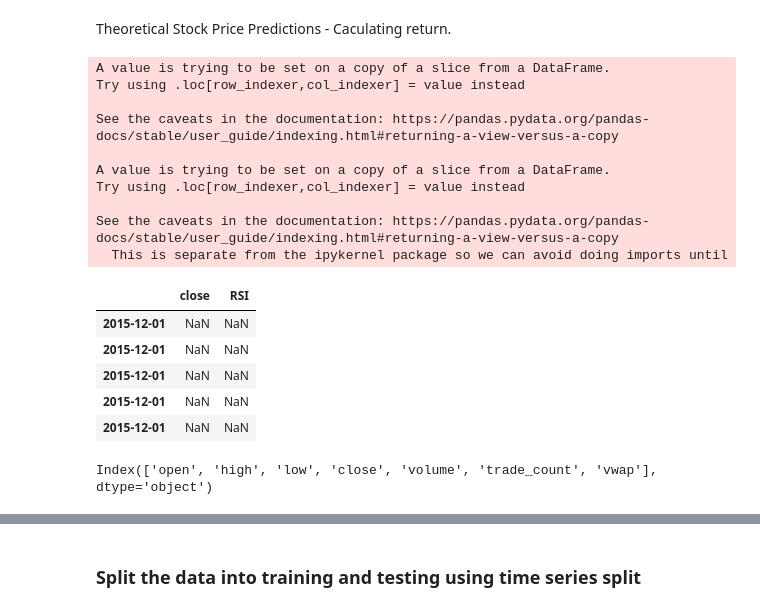
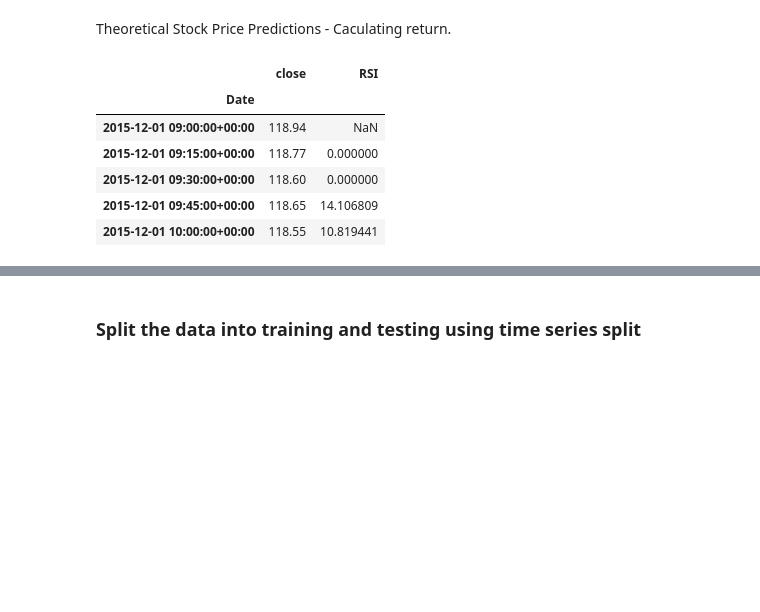
Before and after one commit to RoshanPaudyal/Project-2, a Jupyter notebook: aapl_df.ipynb, the cells around one changed output, grey strips where cells are left out. Saved outputs shown, nothing was run; the diff lists cells and outputs as text; code cells hidden in the pictures; blank space fills up the shorter version.

```diff
--- a/aapl_df.ipynb
+++ b/aapl_df.ipynb
@@ -134,10 +134,10 @@ sns.heatmap(
 # Trading Rules - buy, hold, and sell signals based on the RSI indicator
 for i, row in indicators_df.iterrows():
     # Buy Signal
-    if indicators_df.loc[i, 'RSI'] < 30:
+    if row['RSI'] < 30:
         indicators_df.loc[i, 'Buy Signal'] = 1
     # Sell Signal
-    elif indicators_df.loc[i, 'RSI'] > 70:
+    elif row['RSI'] > 70:
         indicators_df.loc[i, 'Buy Signal'] = -1
     else:
         # Hold
@@ -178,35 +178,23 @@ Theoretical Stock Price Predictions - Caculating return.
 # %%
 
 # Create a new DataFrame with only the 'Close' and RSI column
+appl_df = pd.DataFrame()
 appl_df['close'] = df_ticker['close']
 appl_df['RSI'] = indicators_df['RSI']
 
 # Extract the date portion of the index in df_ticker and set it as the index for appl_df to dateformat
-appl_df.index = pd.DatetimeIndex(df_ticker.index.date)
+#appl_df.index = pd.DatetimeIndex(df_ticker.index.date)
 
 # Review the DataFrame
 appl_df.head()
 # %% [output]
-A value is trying to be set on a copy of a slice from a DataFrame.
-Try using .loc[row_indexer,col_indexer] = value instead
-
-See the caveats in the documentation: https://pandas.pydata.org/pandas-docs/stable/user_guide/indexing.html#returning-a-view-versus-a-copy
-
-A value is trying to be set on a copy of a slice from a DataFrame.
-Try using .loc[row_indexer,col_indexer] = value instead
-
-See the caveats in the documentation: https://pandas.pydata.org/pandas-docs/stable/user_guide/indexing.html#returning-a-view-versus-a-copy
-  This is separate from the ipykernel package so we can avoid doing imports until
 |  | close | RSI |
-| 2015-12-01 | NaN | NaN |
-| 2015-12-01 | NaN | NaN |
-| 2015-12-01 | NaN | NaN |
-| 2015-12-01 | NaN | NaN |
-| 2015-12-01 | NaN | NaN |
+| Date |  |  |
+| 2015-12-01 09:00:00+00:00 | 118.94 | NaN |
+| 2015-12-01 09:15:00+00:00 | 118.77 | 0.000000 |
+| 2015-12-01 09:30:00+00:00 | 118.60 | 0.000000 |
+| 2015-12-01 09:45:00+00:00 | 118.65 | 14.106809 |
+| 2015-12-01 10:00:00+00:00 | 118.55 | 10.819441 |
-# %%
-print(df_ticker.columns)
-# %% [output]
-Index(['open', 'high', 'low', 'close', 'volume', 'trade_count', 'vwap'], dtype='object')
 # %%
 # Initialize trade_type column for buys and sells
 appl_df['trade_type'] = np.nan
```
Also changed, not shown: parts of 29 cells of this notebook, 1 other file.
